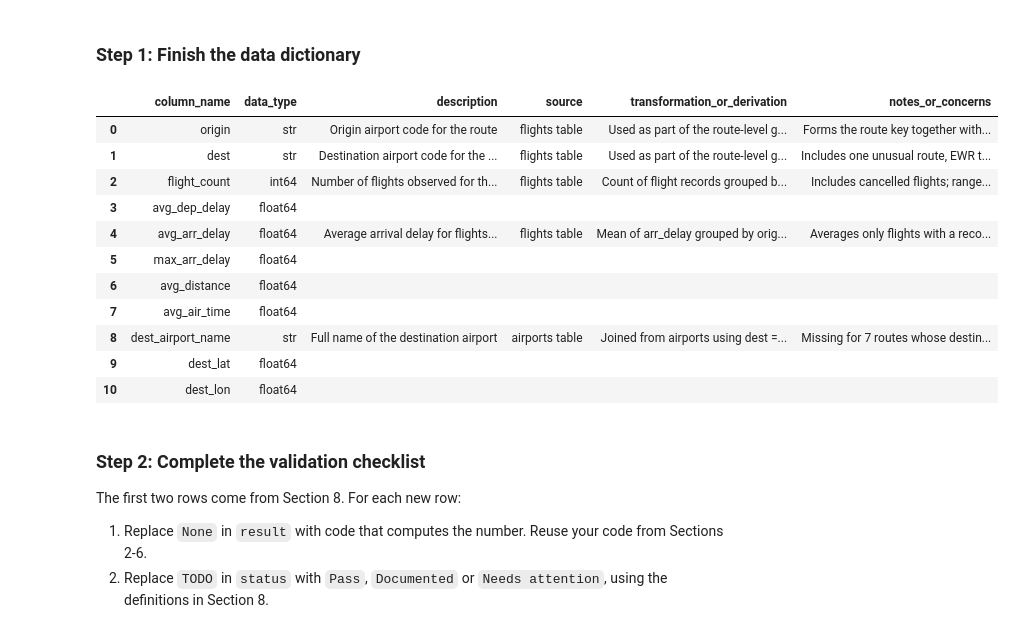
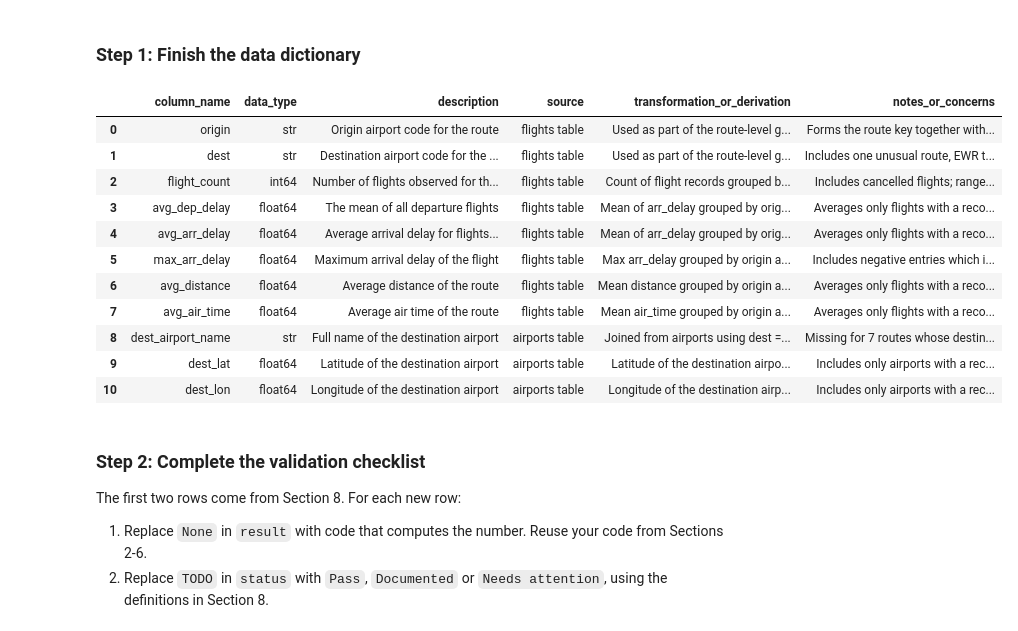
Before and after one commit to rubenruiz-gif/ban6003-week11-rubenruiz, a Jupyter notebook: notebooks/module11_abt_documentation_guided_lab.ipynb, the cells around one changed output. Saved outputs shown, nothing was run; the diff lists cells and outputs as text; code cells hidden in the pictures.

```diff
--- a/notebooks/module11_abt_documentation_guided_lab.ipynb
+++ b/notebooks/module11_abt_documentation_guided_lab.ipynb
@@ -556,7 +558,7 @@ In the offline assignment you will complete the dictionary rows for the five ABT
 # Your Turn 5 - document the ABT column avg_dep_delay (one dictionary row).
 # Replace the four empty strings, in the order of doc_fields, then run the cell.
 your_turn_entries = {
-    "avg_dep_delay": ["", "", "", ""],
+    "avg_dep_delay": ["The mean of all departure flights", "flights table", "Mean of arr_delay grouped by origin and destination", "Averages only flights with a recorded departure delay; negative means early on average"],
 }
 
 for abt_column, values in your_turn_entries.items():
@@ -671,31 +677,31 @@ An analyst on another team will use the route ABT next week and cannot ask you t
 # %%
 # Offline Assignment, step 1 - document the five remaining ABT columns.
 # Replace the empty strings, four values per column in the order of doc_fields, then run the cell.
 remaining_entries = {
-    "max_arr_delay": ["", "", "", ""],
-    "avg_distance": ["", "", "", ""],
-    "avg_air_time": ["", "", "", ""],
-    "dest_lat": ["", "", "", ""],
-    "dest_lon": ["", "", "", ""],
+    "max_arr_delay": ["Maximum arrival delay of the flight", "flights table", "Max arr_delay grouped by origin and destination", "Includes negative entries which indicate early arrivals"],
+    "avg_distance": ["Average distance of the route", "flights table", "Mean distance grouped by origin and destination", "Averages only flights with a recorded distance"],
+    "avg_air_time": ["Average air time of the route", "flights table", "Mean air_time grouped by origin and destination", "Averages only flights with a recorded air_time"],
+    "dest_lat": ["Latitude of the destination airport", "airports table", "Latitude of the destination airport grouped by destination", "Includes only airports with a recorded latitude"],
+    "dest_lon": ["Longitude of the destination airport", "airports table", "Longitude of the destination airport grouped by destination", "Includes only airports with a recorded longitude"],
 }
 
 for abt_column, values in remaining_entries.items():
     data_dictionary.loc[data_dictionary["column_name"] == abt_column, doc_fields] = values
 
 data_dictionary
 # %% [output]
 |  | column_name | data_type | description | source | transformation_or_derivation | notes_or_concerns |
 | 0 | origin | str | Origin airport code for the route | flights table | Used as part of the route-level g... | Forms the route key together with... |
 | 1 | dest | str | Destination airport code for the ... | flights table | Used as part of the route-level g... | Includes one unusual route, EWR t... |
 | 2 | flight_count | int64 | Number of flights observed for th... | flights table | Count of flight records grouped b... | Includes cancelled flights; range... |
-| 3 | avg_dep_delay | float64 |  |  |  |  |
+| 3 | avg_dep_delay | float64 | The mean of all departure flights | flights table | Mean of arr_delay grouped by orig... | Averages only flights with a reco... |
 | 4 | avg_arr_delay | float64 | Average arrival delay for flights... | flights table | Mean of arr_delay grouped by orig... | Averages only flights with a reco... |
-| 5 | max_arr_delay | float64 |  |  |  |  |
-| 6 | avg_distance | float64 |  |  |  |  |
-| 7 | avg_air_time | float64 |  |  |  |  |
+| 5 | max_arr_delay | float64 | Maximum arrival delay of the flight | flights table | Max arr_delay grouped by origin a... | Includes negative entries which i... |
+| 6 | avg_distance | float64 | Average distance of the route | flights table | Mean distance grouped by origin a... | Averages only flights with a reco... |
+| 7 | avg_air_time | float64 | Average air time of the route | flights table | Mean air_time grouped by origin a... | Averages only flights with a reco... |
 | 8 | dest_airport_name | str | Full name of the destination airport | airports table | Joined from airports using dest =... | Missing for 7 routes whose destin... |
-| 9 | dest_lat | float64 |  |  |  |  |
-| 10 | dest_lon | float64 |  |  |  |  |
+| 9 | dest_lat | float64 | Latitude of the destination airport | airports table | Latitude of the destination airpo... | Includes only airports with a rec... |
+| 10 | dest_lon | float64 | Longitude of the destination airport | airports table | Longitude of the destination airp... | Includes only airports with a rec... |
 # %% [markdown]
 ### Step 2: Complete the validation checklist
 
```
Also changed, not shown: parts of 10 cells of this notebook, 3 other files.
